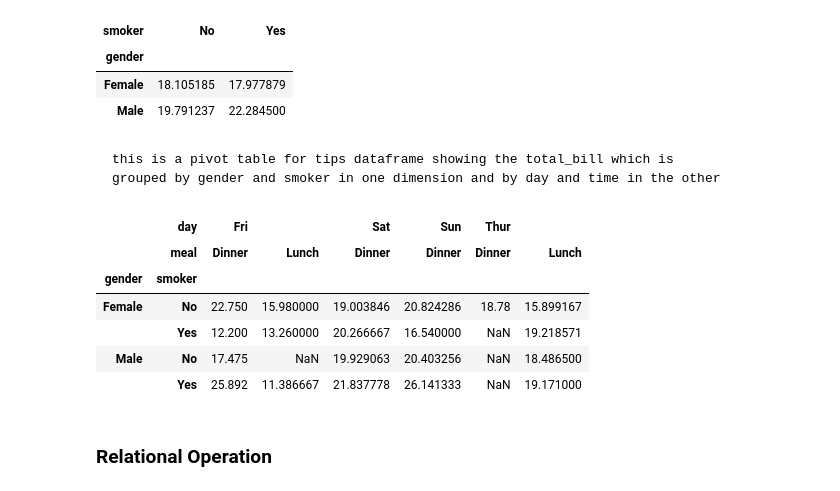
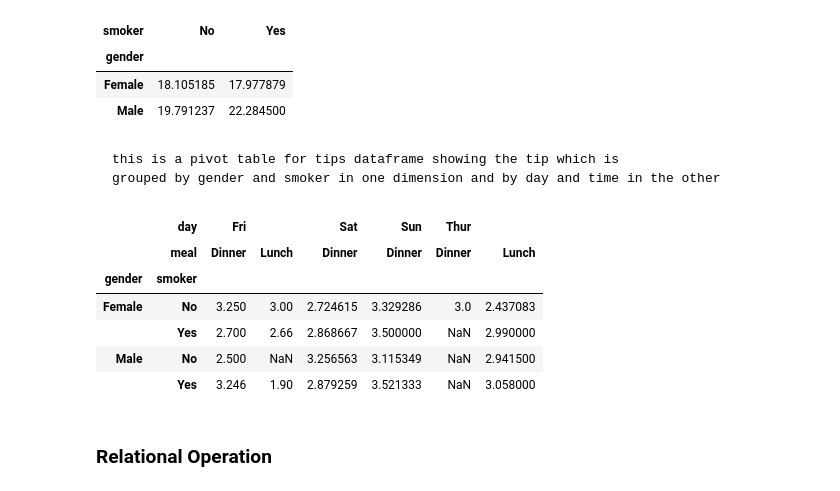
Before and after one commit to Seyed-Ali-Ahmadi/PythonSchool, a Jupyter notebook: 23_pandas_operations.ipynb, the cells around one changed output. Drawn from its saved outputs; the diff is of its cells as text; code cells hidden in the pictures.

```diff
--- a/23_pandas_operations.ipynb
+++ b/23_pandas_operations.ipynb
@@ -113,18 +113,18 @@ pd.pivot_table(tips_df, 'total_bill', 'gender', 'smoker')
 | Female | 18.105185 | 17.977879 |
 | Male | 19.791237 | 22.284500 |
 # %% [markdown]
-    this is a pivot table for tips dataframe showing the total_bill which is
+    this is a pivot table for tips dataframe showing the tip which is
     grouped by gender and smoker in one dimension and by day and time in the other
 # %%
-pd.pivot_table(tips_df, 'total_bill', ['gender', 'smoker'], ['day', 'meal'])
+pd.pivot_table(tips_df, 'tip', ['gender', 'smoker'], ['day', 'meal'])
 # %% [output]
 |  | day | Fri |  | Sat | Sun | Thur |  |
 |  | meal | Dinner | Lunch | Dinner | Dinner | Dinner | Lunch |
 | gender | smoker |  |  |  |  |  |  |
-| Female | No | 22.750 | 15.980000 | 19.003846 | 20.824286 | 18.78 | 15.899167 |
-|  | Yes | 12.200 | 13.260000 | 20.266667 | 16.540000 | NaN | 19.218571 |
-| Male | No | 17.475 | NaN | 19.929063 | 20.403256 | NaN | 18.486500 |
-|  | Yes | 25.892 | 11.386667 | 21.837778 | 26.141333 | NaN | 19.171000 |
+| Female | No | 3.250 | 3.00 | 2.724615 | 3.329286 | 3.0 | 2.437083 |
+|  | Yes | 2.700 | 2.66 | 2.868667 | 3.500000 | NaN | 2.990000 |
+| Male | No | 2.500 | NaN | 3.256563 | 3.115349 | NaN | 2.941500 |
+|  | Yes | 3.246 | 1.90 | 2.879259 | 3.521333 | NaN | 3.058000 |
 # %% [markdown]
 ### Relational Operation
 # %%
```
Also changed, not shown: parts of 2 cells of this notebook, 2 other files.
